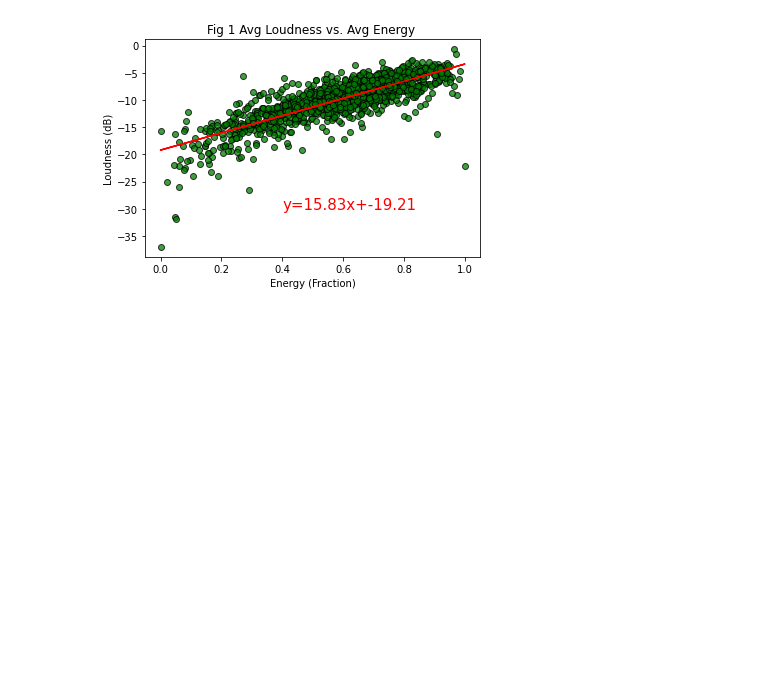
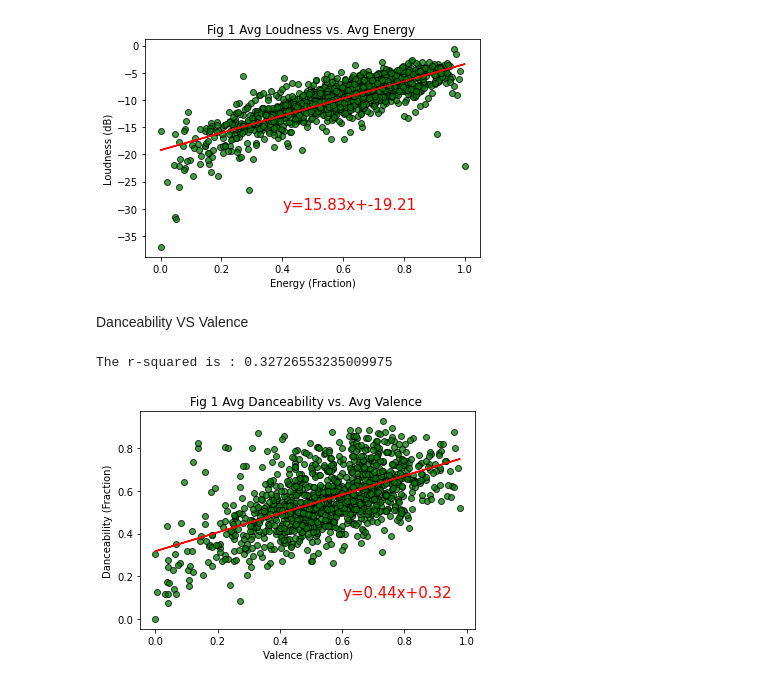
Before and after one commit to LievoisT/DataProject-Spotify, a Jupyter notebook: Chart_Analysis.ipynb, the cells around one changed output. Cells and saved outputs as stored; diff of their text form; code cells hidden in the pictures; blank space fills up the shorter version.

```diff
--- a/Chart_Analysis.ipynb
+++ b/Chart_Analysis.ipynb
@@ -121,3 +134,24 @@ plt.show()
 # %% [output]
 The r-squared is : 0.6605830204582631
 [figure]
+# %% [markdown]
+Danceability VS Valence
+# %%
+#Plotting scatter chart, line curve, line equation
+valence_danceability= regression(audio_analysis["Valence"], audio_analysis["Danceability"])
+plt.scatter(audio_analysis["Valence"],audio_analysis["Danceability"], marker="o",facecolor="green", edgecolor="black", alpha= 0.75)
+# Plotting the regression line
+plt.plot(audio_analysis["Valence"],valence_danceability[0],"r-")
+#Printing the line equation
+plt.annotate(valence_danceability[1],(0.6,0.1), fontsize=15, color="red")
+plt.xlabel("Valence (Fraction)")
+plt.ylabel("Danceability (Fraction)")
+plt.title("Fig 1 Avg Danceability vs. Avg Valence ")
+#Printing r-squared factor
+print(f"The r-squared is : {valence_danceability[2]}")
+#saving plot as "png" file
+plt.savefig("Fig6.png")
+plt.show()
+# %% [output]
+The r-squared is : 0.32726553235009975
+[figure, added]
```
Also changed, not shown: parts of 39 cells of this notebook.
